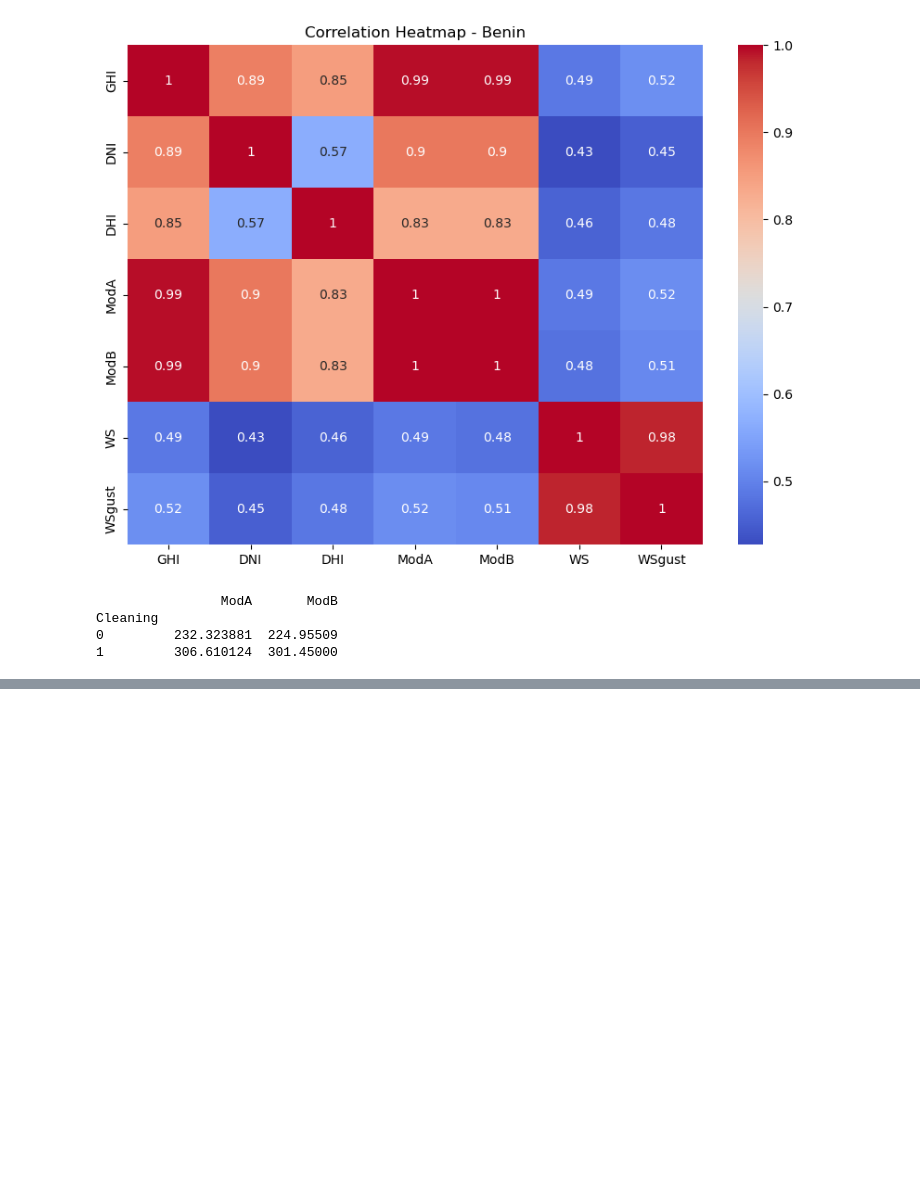
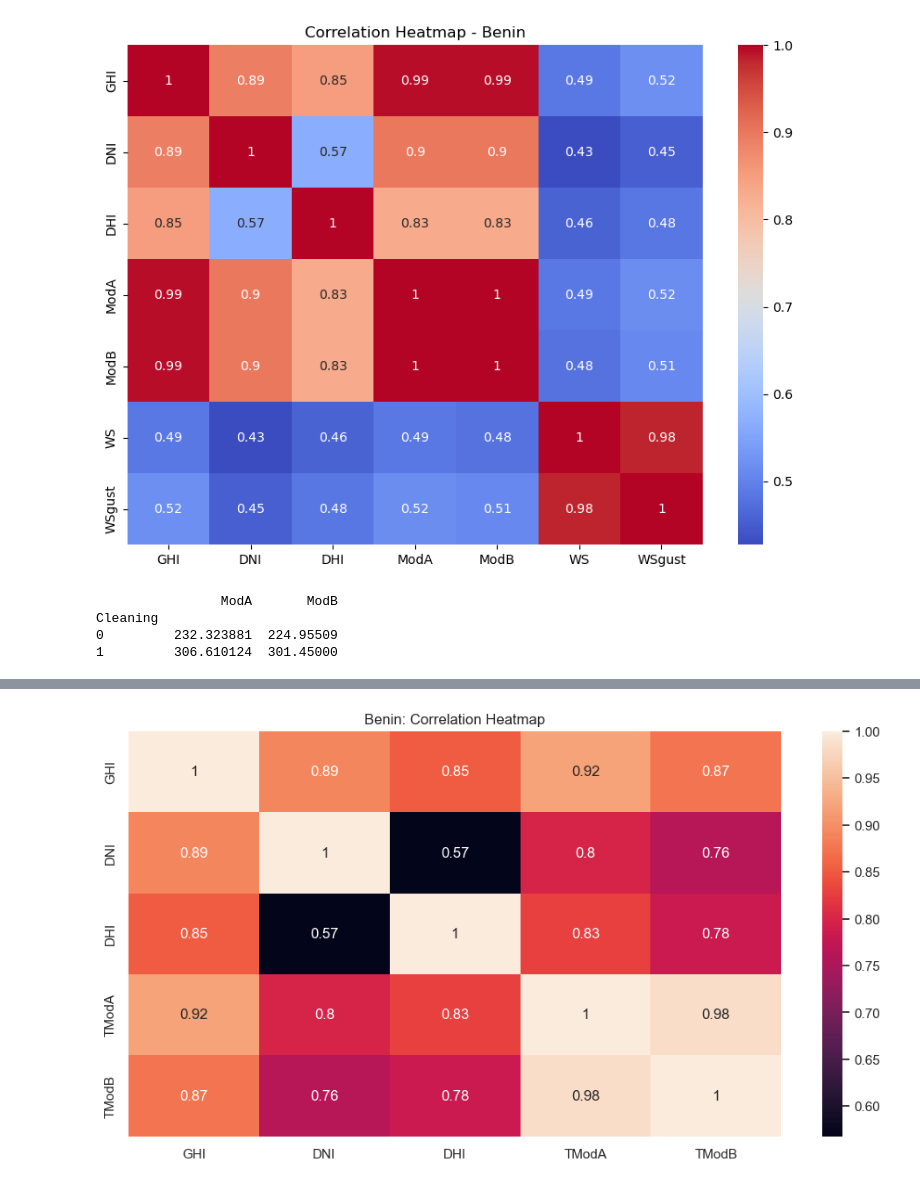
Before and after one commit to Newaznezif/solar-challenge-week0, a Jupyter notebook: notebooks/benin_eda.ipynb, the cells around one changed output, grey strips where cells are left out. Drawn from its saved outputs; the diff is of its cells as text; code cells hidden in the pictures; blank space fills up the shorter version.

```diff
--- a/notebooks/benin_eda.ipynb
+++ b/notebooks/benin_eda.ipynb
@@ -107,0 +221,8 @@ df_benin_clean.to_csv("../data/benin_clean.csv", index=False)
+# %%
+import seaborn as sns
+
+sns.heatmap(df_benin_clean[['GHI','DNI','DHI','TModA','TModB']].corr(), annot=True)
+plt.title("Benin: Correlation Heatmap")
+plt.show()
+# %% [output]
+[figure, added]
```
Also changed, not shown: parts of 19 cells of this notebook.
